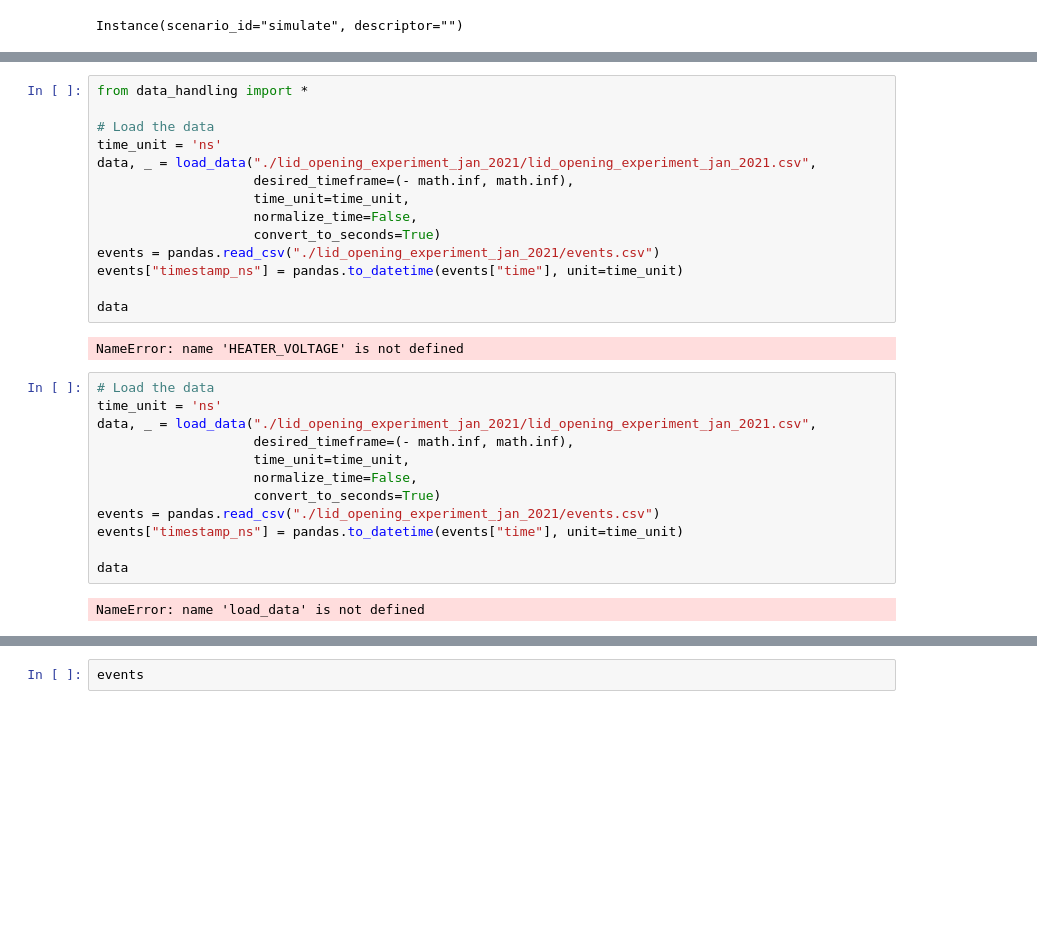
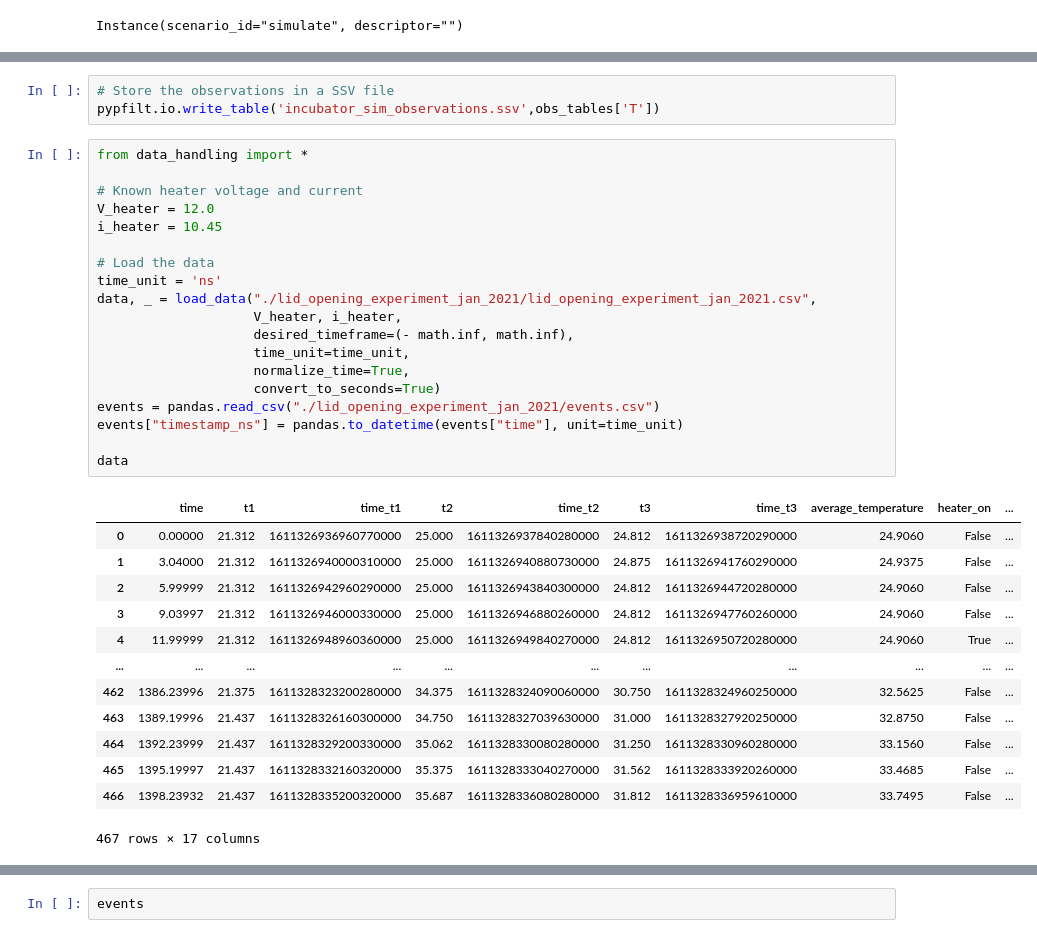
Before and after one commit to twright/IncubatorDTCourse, a Jupyter notebook: 7-SoftwareSensing/3-Example_PF_Incubator.ipynb, the cells around one changed output, grey strips where cells are left out. Cells and saved outputs as stored; diff of their text form; blank space fills up the shorter version.

```diff
--- a/7-SoftwareSensing/3-Example_PF_Incubator.ipynb
+++ b/7-SoftwareSensing/3-Example_PF_Incubator.ipynb
@@ -165,30 +165,36 @@ plt.show()
+# %%
+# Store the observations in a SSV file
+pypfilt.io.write_table('incubator_sim_observations.ssv',obs_tables['T'])
 # %%
 from data_handling import *
+
+# Known heater voltage and current
+V_heater = 12.0
+i_heater = 10.45
 
 # Load the data
 time_unit = 'ns'
 data, _ = load_data("./lid_opening_experiment_jan_2021/lid_opening_experiment_jan_2021.csv",
+                    V_heater, i_heater,
                     desired_timeframe=(- math.inf, math.inf),
                     time_unit=time_unit,
-                    normalize_time=False,
+                    normalize_time=True,
                     convert_to_seconds=True)
 events = pandas.read_csv("./lid_opening_experiment_jan_2021/events.csv")
 events["timestamp_ns"] = pandas.to_datetime(events["time"], unit=time_unit)
 
 data
 # %% [output]
+|  | time | t1 | time_t1 | t2 | time_t2 | t3 | time_t3 | average_temperature | heater_on | ... |
+| 0 | 0.00000 | 21.312 | 1611326936960770000 | 25.000 | 1611326937840280000 | 24.812 | 1611326938720290000 | 24.9060 | False | ... |
+| 1 | 3.04000 | 21.312 | 1611326940000310000 | 25.000 | 1611326940880730000 | 24.875 | 1611326941760290000 | 24.9375 | False | ... |
+| 2 | 5.99999 | 21.312 | 1611326942960290000 | 25.000 | 1611326943840300000 | 24.812 | 1611326944720280000 | 24.9060 | False | ... |
+| 3 | 9.03997 | 21.312 | 1611326946000330000 | 25.000 | 1611326946880260000 | 24.812 | 1611326947760260000 | 24.9060 | False | ... |
+| 4 | 11.99999 | 21.312 | 1611326948960360000 | 25.000 | 1611326949840270000 | 24.812 | 1611326950720280000 | 24.9060 | True | ... |
+| ... | ... | ... | ... | ... | ... | ... | ... | ... | ... | ... |
+| 462 | 1386.23996 | 21.375 | 1611328323200280000 | 34.375 | 1611328324090060000 | 30.750 | 1611328324960250000 | 32.5625 | False | ... |
+| 463 | 1389.19996 | 21.437 | 1611328326160300000 | 34.750 | 1611328327039630000 | 31.000 | 1611328327920250000 | 32.8750 | False | ... |
+| 464 | 1392.23999 | 21.437 | 1611328329200330000 | 35.062 | 1611328330080280000 | 31.250 | 1611328330960280000 | 33.1560 | False | ... |
+| 465 | 1395.19997 | 21.437 | 1611328332160320000 | 35.375 | 1611328333040270000 | 31.562 | 1611328333920260000 | 33.4685 | False | ... |
+| 466 | 1398.23932 | 21.437 | 1611328335200320000 | 35.687 | 1611328336080280000 | 31.812 | 1611328336959610000 | 33.7495 | False | ... |
-NameError: name 'HEATER_VOLTAGE' is not defined
+467 rows × 17 columns
-# %%
-# Load the data
-time_unit = 'ns'
-data, _ = load_data("./lid_opening_experiment_jan_2021/lid_opening_experiment_jan_2021.csv",
-                    desired_timeframe=(- math.inf, math.inf),
-                    time_unit=time_unit,
-                    normalize_time=False,
-                    convert_to_seconds=True)
-events = pandas.read_csv("./lid_opening_experiment_jan_2021/events.csv")
-events["timestamp_ns"] = pandas.to_datetime(events["time"], unit=time_unit)
-
-data
-# %% [output]
-NameError: name 'load_data' is not defined
```
Also changed, not shown: parts of 12 cells of this notebook, 2 other files.
